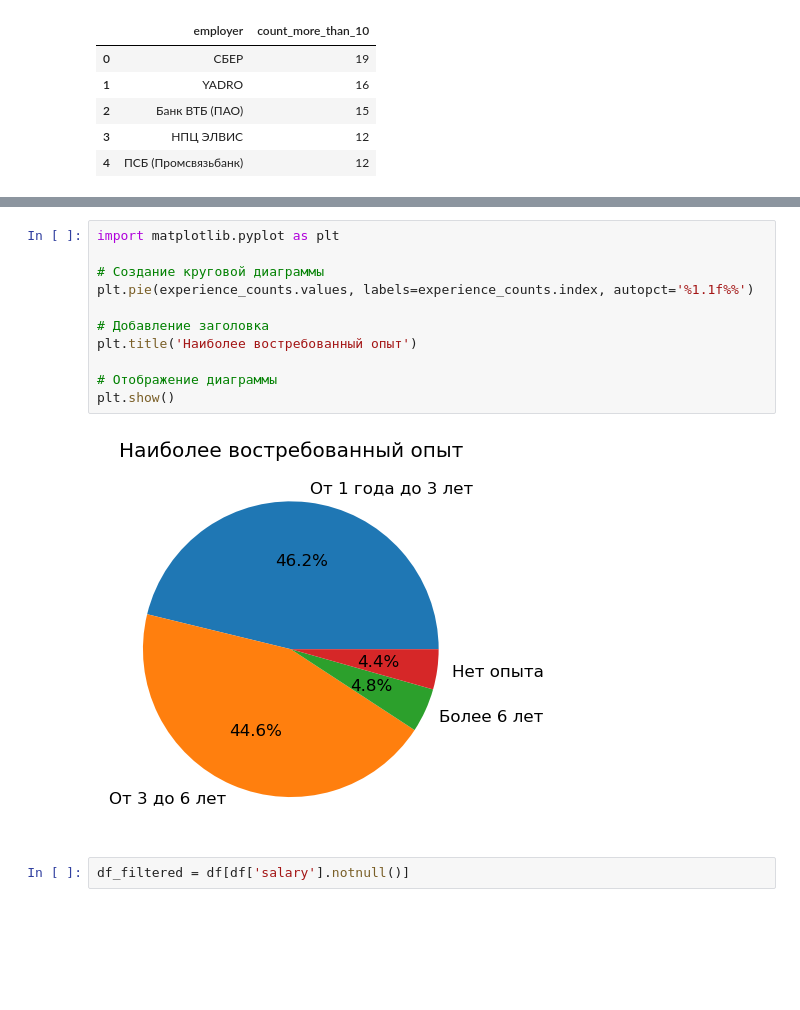
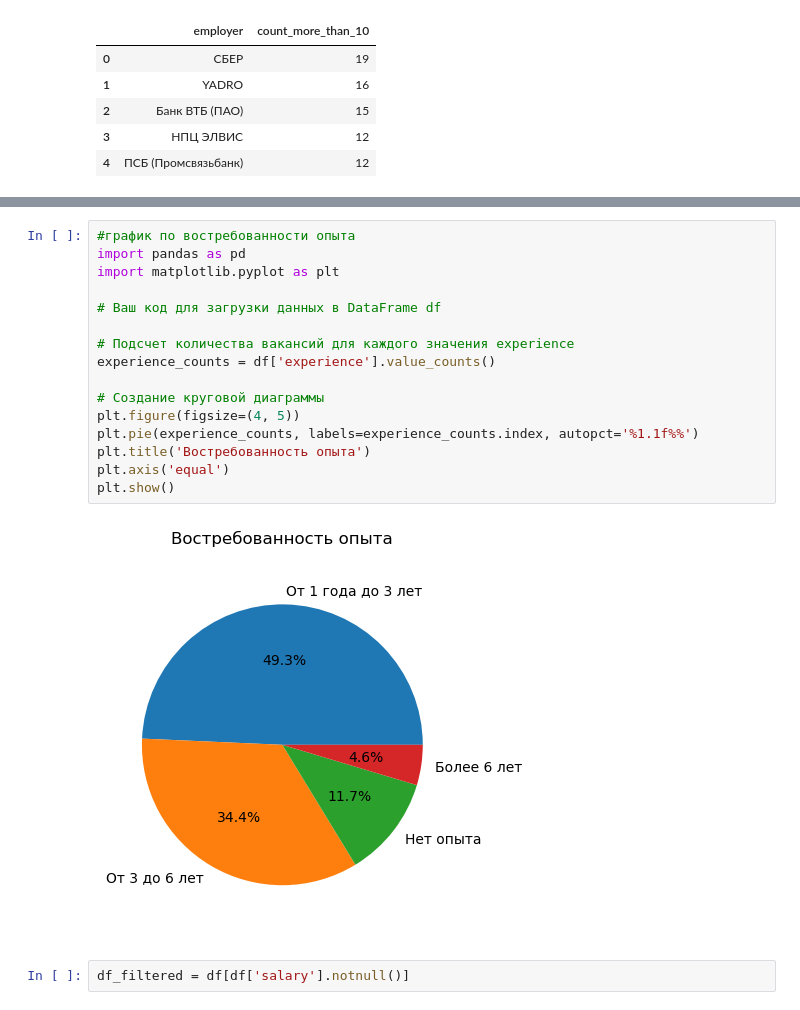
Before and after one commit to taidora1234/------, a Jupyter notebook: Untitled-1.ipynb, the cells around one changed output, grey strips where cells are left out. Saved outputs shown, nothing was run; the diff lists cells and outputs as text; blank space fills up the shorter version.

```diff
--- a/Untitled-1.ipynb
+++ b/Untitled-1.ipynb
@@ -211,15 +333,20 @@ plt.show()
 # %%
+#график по востребованности опыта
+import pandas as pd
 import matplotlib.pyplot as plt
 
+# Ваш код для загрузки данных в DataFrame df
+
+# Подсчет количества вакансий для каждого значения experience
+experience_counts = df['experience'].value_counts()
+
 # Создание круговой диаграммы
-plt.pie(experience_counts.values, labels=experience_counts.index, autopct='%1.1f%%')
-
-# Добавление заголовка
-plt.title('Наиболее востребованный опыт')
-
-# Отображение диаграммы
+plt.figure(figsize=(4, 5))
+plt.pie(experience_counts, labels=experience_counts.index, autopct='%1.1f%%')
+plt.title('Востребованность опыта')
+plt.axis('equal')
 plt.show()
 # %% [output]
-[figure, old version]
+[figure, new version]
 # %%
 df_filtered = df[df['salary'].notnull()]
```
Also changed, not shown: parts of 24 cells of this notebook.
